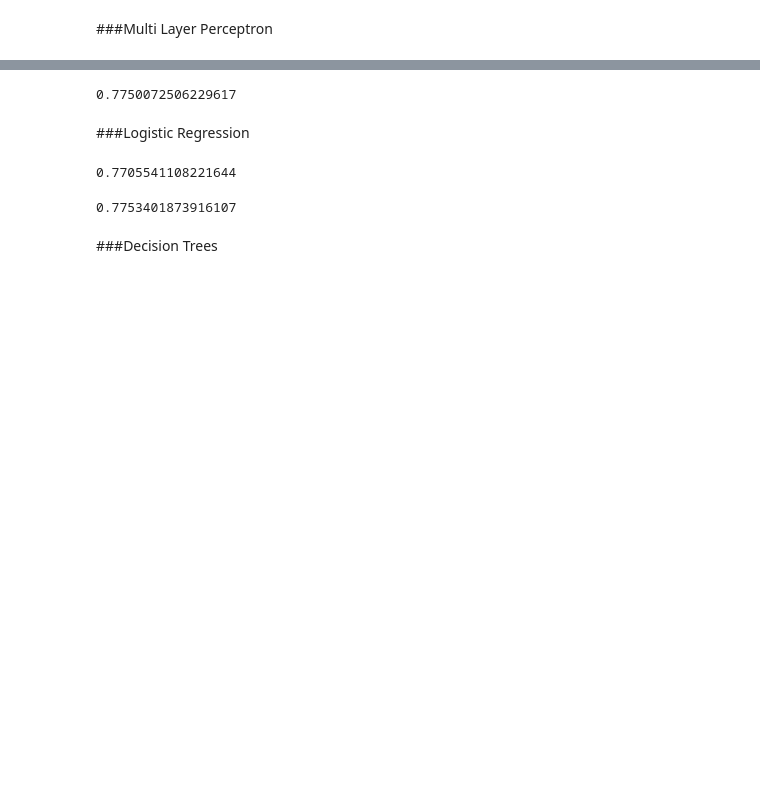
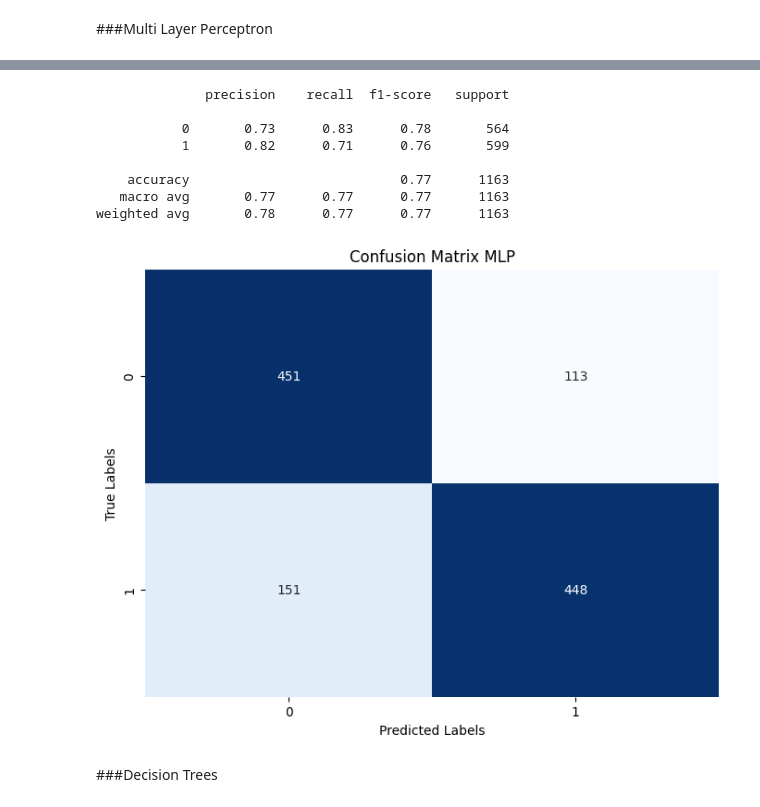
Before and after one commit to THESHADOW2030/tweetsDisaster, a Jupyter notebook: bigDataProject_DisasterClassification.ipynb, the cells around one changed output, grey strips where cells are left out. Saved outputs shown, nothing was run; the diff lists cells and outputs as text; code cells hidden in the pictures; blank space fills up the shorter version.

```diff
--- a/bigDataProject_DisasterClassification.ipynb
+++ b/bigDataProject_DisasterClassification.ipynb
@@ -468,24 +523,23 @@ mlp_model.summary().accuracy
 # %%
 mlp_pred = mlp_model.transform(test_df)
 evaluator.evaluate(mlp_pred)
+
+mlp_pred_pd = mlp_pred.select(*cols).toPandas()
+report = classification_report(mlp_pred_pd['target'], mlp_pred_pd['prediction'])
+print(report)
 # %% [output]
-0.7750072506229617
+              precision    recall  f1-score   support
+
+           0       0.73      0.83      0.78       564
+           1       0.82      0.71      0.76       599
+
+    accuracy                           0.77      1163
+   macro avg       0.77      0.77      0.77      1163
+weighted avg       0.78      0.77      0.77      1163
-# %% [markdown]
-###Logistic Regression
-# %%
-from pyspark.ml.classification import LogisticRegression
-
-logReg =  LogisticRegression( featuresCol = "tweetEmbedding", labelCol = "target",
-                              maxIter = 1000)
-logReg_model = logReg.fit(train_df)
-logReg_model.summary.accuracy
-# %% [output]
-0.7705541108221644
-# %%
-logReg_pred = logReg_model.transform(test_df)
-evaluator.evaluate(mlp_pred)
-# %% [output]
-0.7753401873916107
+# %%
+plotConfusionMatrix(linSVC_pred_pd, name = "MLP")
+# %% [output]
+[figure, added]
 # %% [markdown]
 ###Decision Trees
 # %%
```
Also changed, not shown: parts of 46 cells of this notebook.
